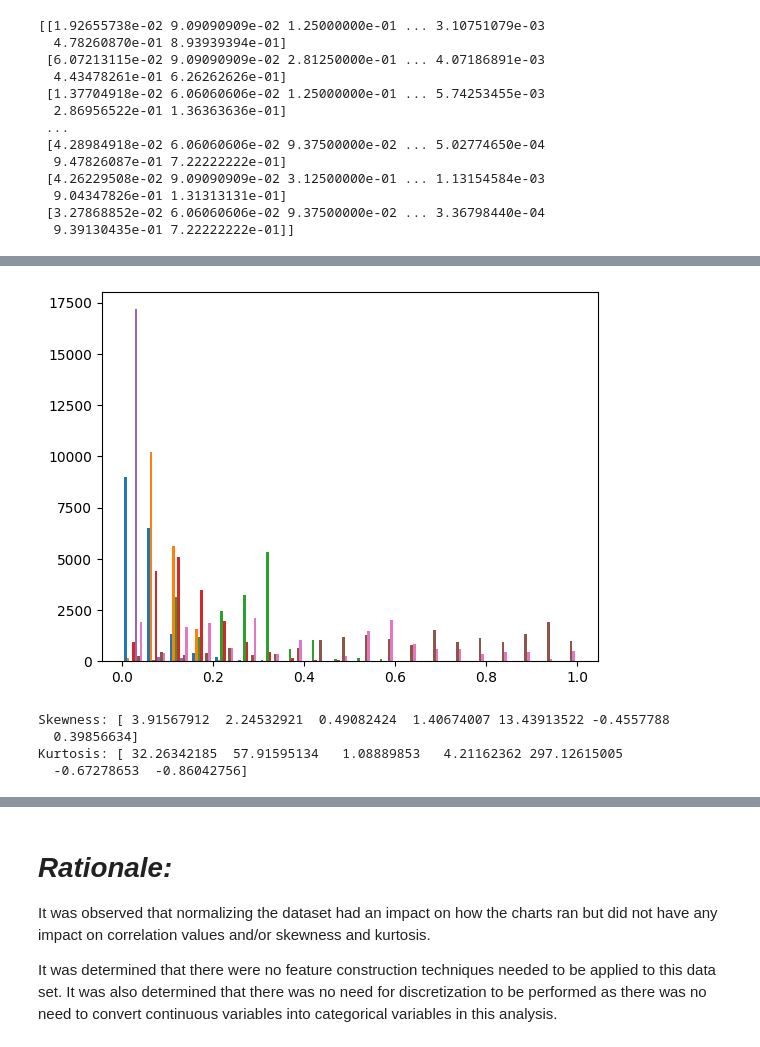
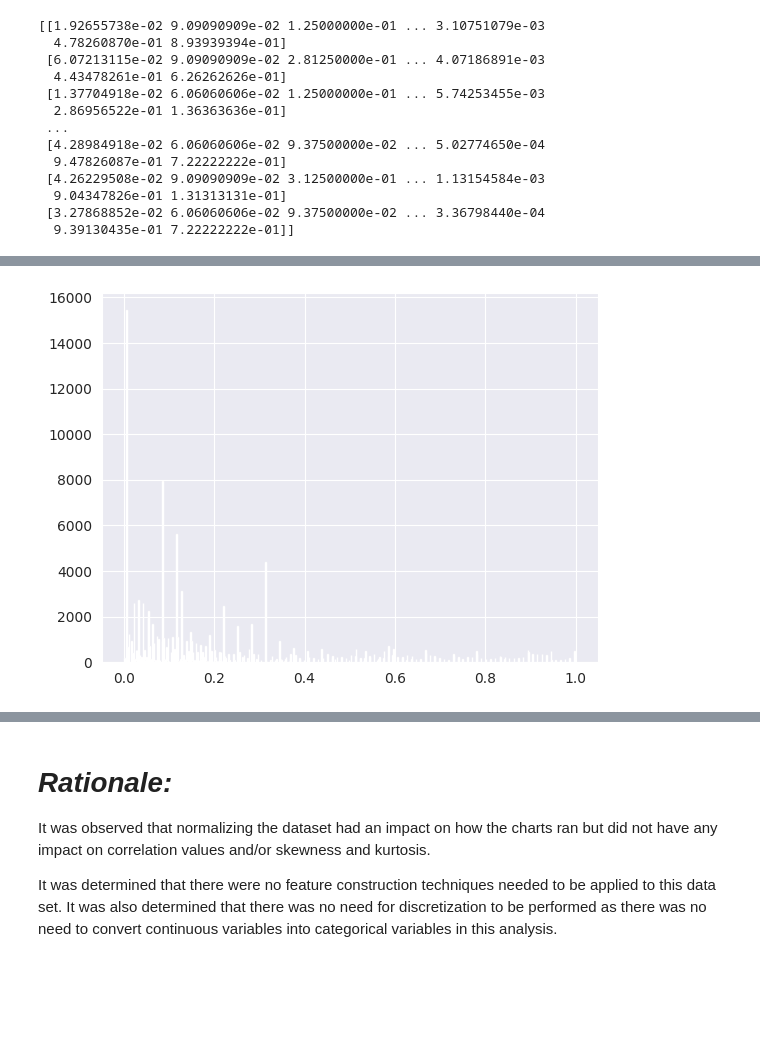
Before and after one commit to mmoran90/home-price-squarefeet, a Jupyter notebook: FinalDraft_KM14APR2023_Compiled.ipynb, the cells around one changed output, grey strips where cells are left out. Cells and saved outputs as stored; diff of their text form; code cells hidden in the pictures; blank space fills up the shorter version.

```diff
--- a/FinalDraft_KM14APR2023_Compiled.ipynb
+++ b/FinalDraft_KM14APR2023_Compiled.ipynb
@@ -314,0 +183,5 @@ print(subset['zipcode'].nunique())
+# %%
+# Removing columns that are to be excluded from analysis, check counts.
+
+subset = droppedID[['price', 'bedrooms', 'bathrooms', 'sqft_living', 'sqft_lot', 'yr_built', 'zipcode']]
+subset.count()
@@ -407,23 +289,10 @@ print(minmaxnormalized_data)
 [17618 rows x 7 columns]
 # %%
 # create a histogram of minmax normalized data
-plt.hist(minmaxnormalized_data, bins=20)
+plt.hist(minmaxnormalized_data, bins='auto')
 plt.show()
 # %% [output]
-[figure, old version]
+[figure, new version]
-# %%
-# calculate skewness and kurtosis on minmaxnormalized dataset
-
-skewness = stats.skew(minmaxnormalized_data)
-kurtosis = stats.kurtosis(minmaxnormalized_data)
-
-print('Skewness:', skewness)
-print('Kurtosis:', kurtosis)
-# %% [output]
-Skewness: [ 3.91567912  2.24532921  0.49082424  1.40674007 13.43913522 -0.4557788
-  0.39856634]
-Kurtosis: [ 32.26342185  57.91595134   1.08889853   4.21162362 297.12615005
-  -0.67278653  -0.86042756]
 # %%
 # Create a box plot of MinMax Normalized Data
 
```
Also changed, not shown: parts of 87 cells of this notebook.
